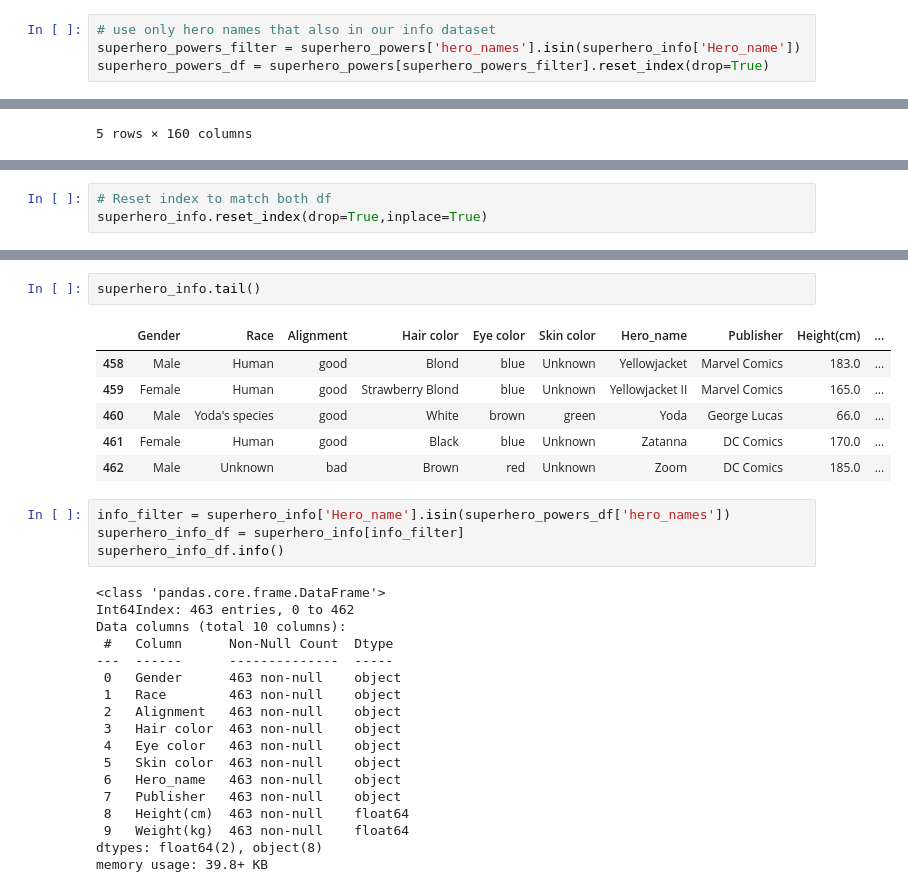
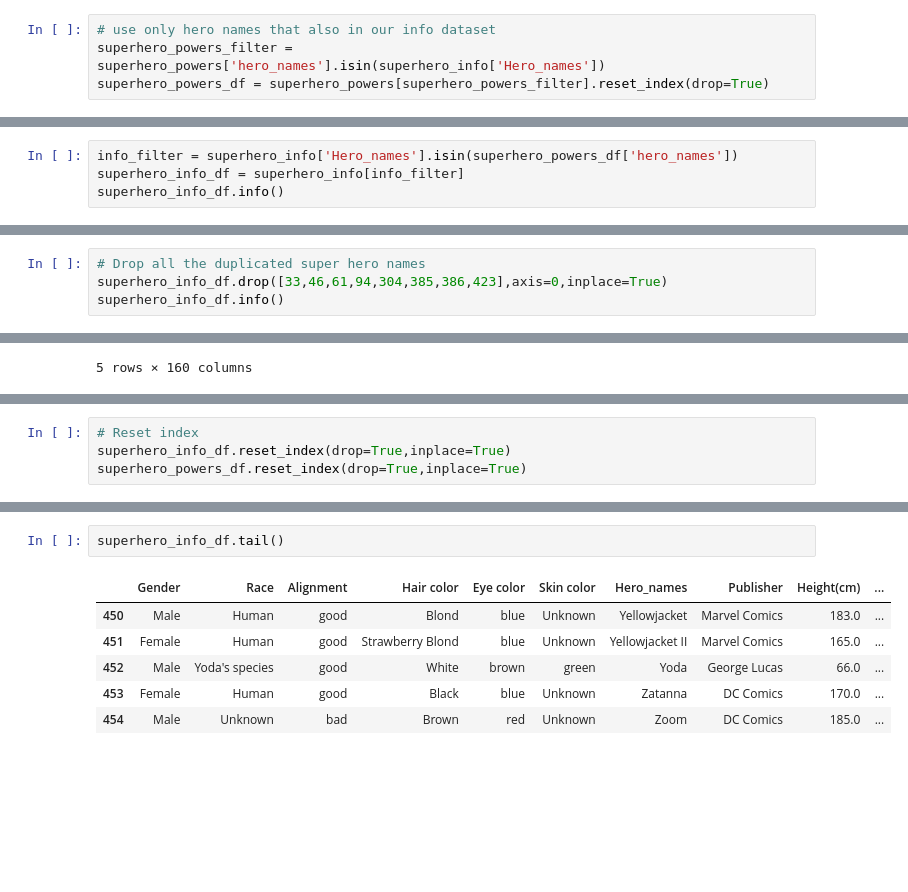
Before and after one commit to KDcodePy/Advanced_Data_Transformation, a Jupyter notebook: Advanced_Data_Transformation.ipynb, the cells around one changed output, grey strips where cells are left out. Drawn from its saved outputs; the diff is of its cells as text; blank space fills up the shorter version.

Commit message:
updated Advance_Data_Transformation.ipynb

```diff
--- a/Advanced_Data_Transformation.ipynb
+++ b/Advanced_Data_Transformation.ipynb
@@ -198,7 +198,7 @@ dtypes: object(2)
 memory usage: 10.5+ KB
 # %%
 # use only hero names that also in our info dataset
-superhero_powers_filter = superhero_powers['hero_names'].isin(superhero_info['Hero_name'])
+superhero_powers_filter = superhero_powers['hero_names'].isin(superhero_info['Hero_names'])
 superhero_powers_df = superhero_powers[superhero_powers_filter].reset_index(drop=True)
 # %%
 # Double check
@@ -309,3 +309,7 @@ superhero_powers_df.head()
 | 3 | Abomination | True | False | False | True | True | False | ... |
 | 4 | Absorbing Man | False | True | False | True | False | False | ... |
 5 rows × 160 columns
+# %%
+info_filter = superhero_info['Hero_names'].isin(superhero_powers_df['hero_names'])
+superhero_info_df = superhero_info[info_filter]
+superhero_info_df.info()
@@ -311,0 +382,4 @@ superhero_powers_df.head()
+# %%
+# Drop all the duplicated super hero names
+superhero_info_df.drop([33,46,61,94,304,385,386,423],axis=0,inplace=True)
+superhero_info_df.info()
@@ -322,3 +424,4 @@ superhero_powers_df.tail()
 # %%
-# Reset index to match both df
-superhero_info.reset_index(drop=True,inplace=True)
+# Reset index
+superhero_info_df.reset_index(drop=True,inplace=True)
+superhero_powers_df.reset_index(drop=True,inplace=True)
@@ -334,31 +428,9 @@ superhero_info.head()
 # %%
-superhero_info.tail()
+superhero_info_df.tail()
 # %% [output]
-|  | Gender | Race | Alignment | Hair color | Eye color | Skin color | Hero_name | Publisher | Height(cm) | ... |
-| 458 | Male | Human | good | Blond | blue | Unknown | Yellowjacket | Marvel Comics | 183.0 | ... |
-| 459 | Female | Human | good | Strawberry Blond | blue | Unknown | Yellowjacket II | Marvel Comics | 165.0 | ... |
-| 460 | Male | Yoda's species | good | White | brown | green | Yoda | George Lucas | 66.0 | ... |
-| 461 | Female | Human | good | Black | blue | Unknown | Zatanna | DC Comics | 170.0 | ... |
-| 462 | Male | Unknown | bad | Brown | red | Unknown | Zoom | DC Comics | 185.0 | ... |
+|  | Gender | Race | Alignment | Hair color | Eye color | Skin color | Hero_names | Publisher | Height(cm) | ... |
+| 450 | Male | Human | good | Blond | blue | Unknown | Yellowjacket | Marvel Comics | 183.0 | ... |
+| 451 | Female | Human | good | Strawberry Blond | blue | Unknown | Yellowjacket II | Marvel Comics | 165.0 | ... |
+| 452 | Male | Yoda's species | good | White | brown | green | Yoda | George Lucas | 66.0 | ... |
+| 453 | Female | Human | good | Black | blue | Unknown | Zatanna | DC Comics | 170.0 | ... |
+| 454 | Male | Unknown | bad | Brown | red | Unknown | Zoom | DC Comics | 185.0 | ... |
-# %%
-info_filter = superhero_info['Hero_name'].isin(superhero_powers_df['hero_names'])
-superhero_info_df = superhero_info[info_filter]
-superhero_info_df.info()
-# %% [output]
-<class 'pandas.core.frame.DataFrame'>
-Int64Index: 463 entries, 0 to 462
-Data columns (total 10 columns):
- #   Column      Non-Null Count  Dtype
----  ------      --------------  -----
- 0   Gender      463 non-null    object
- 1   Race        463 non-null    object
- 2   Alignment   463 non-null    object
- 3   Hair color  463 non-null    object
- 4   Eye color   463 non-null    object
- 5   Skin color  463 non-null    object
- 6   Hero_name   463 non-null    object
- 7   Publisher   463 non-null    object
- 8   Height(cm)  463 non-null    float64
- 9   Weight(kg)  463 non-null    float64
-dtypes: float64(2), object(8)
-memory usage: 39.8+ KB
```
Also changed, not shown: parts of 28 cells of this notebook.
